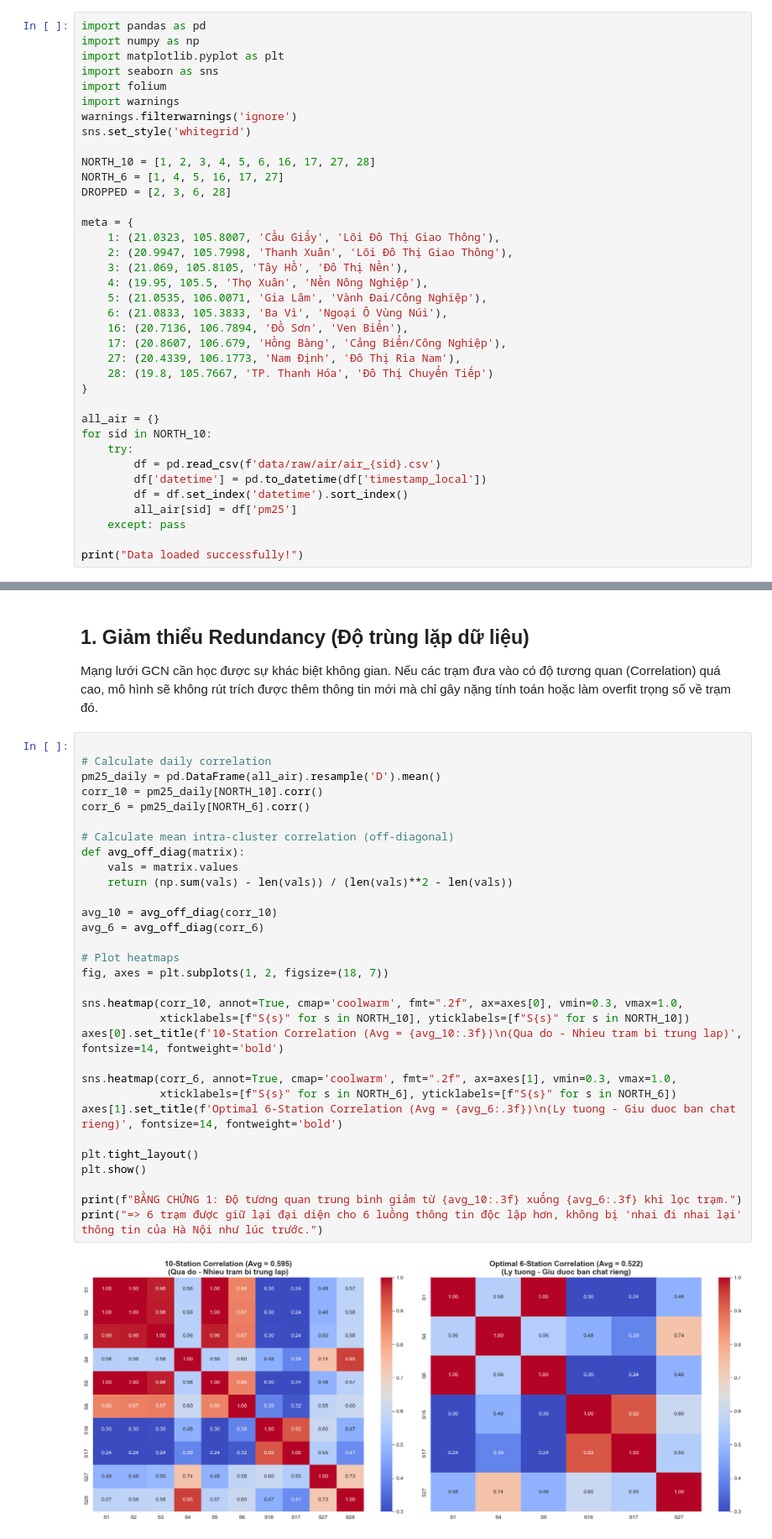
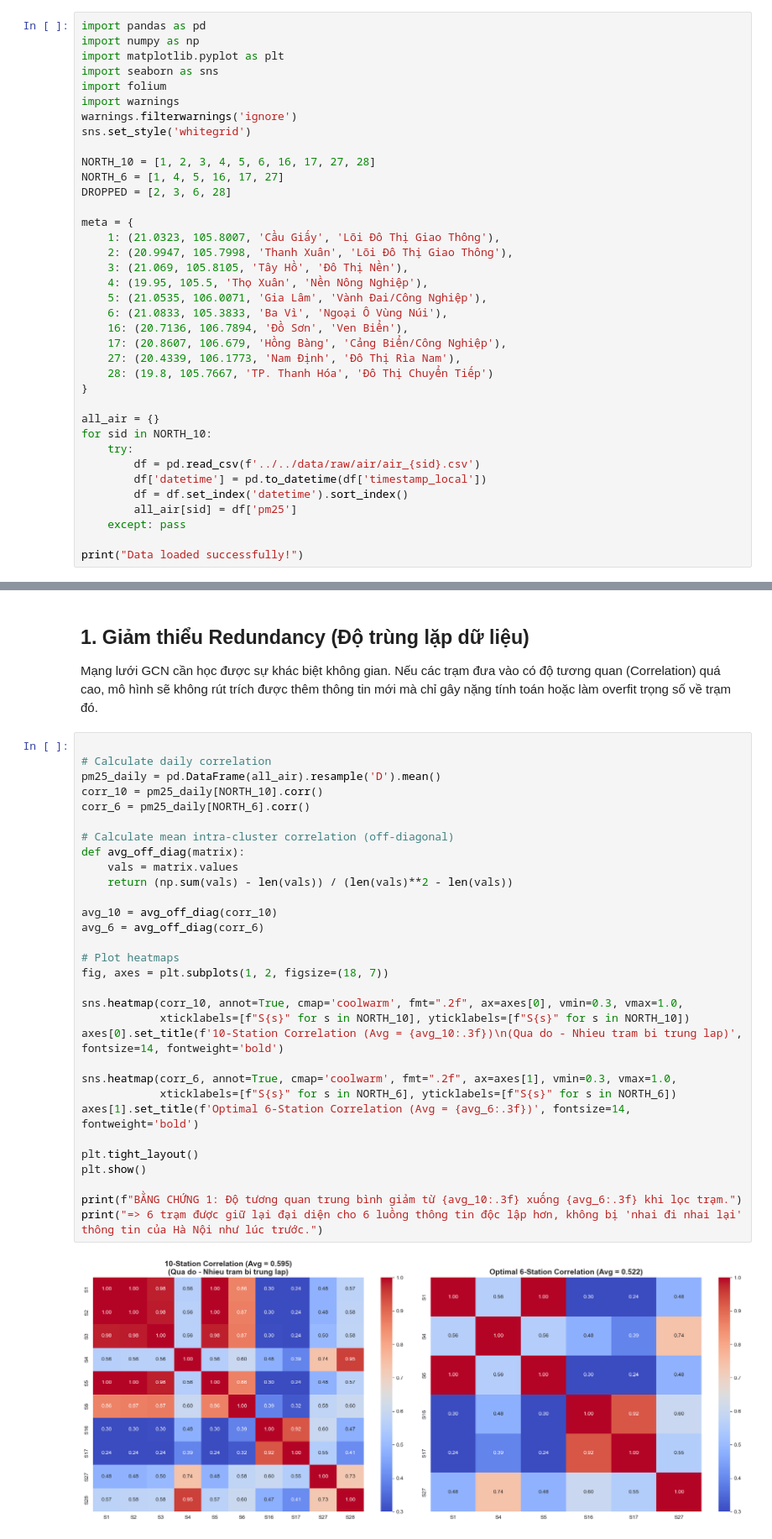
Before and after one commit to son3005/air-quality-forecasting, a Jupyter notebook: report/240326/North_Station_Balance_Analysis.ipynb, the cells around one changed output, grey strips where cells are left out. Shown at 84% size. Drawn from its saved outputs; the diff is of its cells as text.

```diff
--- a/report/240326/North_Station_Balance_Analysis.ipynb
+++ b/report/240326/North_Station_Balance_Analysis.ipynb
@@ -36,7 +36,7 @@ meta = {
 all_air = {}
 for sid in NORTH_10:
     try:
-        df = pd.read_csv(f'data/raw/air/air_{sid}.csv')
+        df = pd.read_csv(f'../../data/raw/air/air_{sid}.csv')
         df['datetime'] = pd.to_datetime(df['timestamp_local'])
         df = df.set_index('datetime').sort_index()
         all_air[sid] = df['pm25']
@@ -52,35 +52,35 @@ Mạng lưới GCN cần học được sự khác biệt không gian. Nếu cá
 
 # Calculate daily correlation
 pm25_daily = pd.DataFrame(all_air).resample('D').mean()
 corr_10 = pm25_daily[NORTH_10].corr()
 corr_6 = pm25_daily[NORTH_6].corr()
 
 # Calculate mean intra-cluster correlation (off-diagonal)
 def avg_off_diag(matrix):
     vals = matrix.values
     return (np.sum(vals) - len(vals)) / (len(vals)**2 - len(vals))
 
 avg_10 = avg_off_diag(corr_10)
 avg_6 = avg_off_diag(corr_6)
 
 # Plot heatmaps
 fig, axes = plt.subplots(1, 2, figsize=(18, 7))
 
 sns.heatmap(corr_10, annot=True, cmap='coolwarm', fmt=".2f", ax=axes[0], vmin=0.3, vmax=1.0,
             xticklabels=[f"S{s}" for s in NORTH_10], yticklabels=[f"S{s}" for s in NORTH_10])
 axes[0].set_title(f'10-Station Correlation (Avg = {avg_10:.3f})\n(Qua do - Nhieu tram bi trung lap)', fontsize=14, fontweight='bold')
 
 sns.heatmap(corr_6, annot=True, cmap='coolwarm', fmt=".2f", ax=axes[1], vmin=0.3, vmax=1.0,
             xticklabels=[f"S{s}" for s in NORTH_6], yticklabels=[f"S{s}" for s in NORTH_6])
-axes[1].set_title(f'Optimal 6-Station Correlation (Avg = {avg_6:.3f})\n(Ly tuong - Giu duoc ban chat rieng)', fontsize=14, fontweight='bold')
+axes[1].set_title(f'Optimal 6-Station Correlation (Avg = {avg_6:.3f})', fontsize=14, fontweight='bold')
 
 plt.tight_layout()
 plt.show()
 
 print(f"BẰNG CHỨNG 1: Độ tương quan trung bình giảm từ {avg_10:.3f} xuống {avg_6:.3f} khi lọc trạm.")
 print("=> 6 trạm được giữ lại đại diện cho 6 luồng thông tin độc lập hơn, không bị 'nhai đi nhai lại' thông tin của Hà Nội như lúc trước.")
 # %% [output]
-[figure, old version]
+[figure, new version]
 BẰNG CHỨNG 1: Độ tương quan trung bình giảm từ 0.595 xuống 0.522 khi lọc trạm.
 => 6 trạm được giữ lại đại diện cho 6 luồng thông tin độc lập hơn, không bị 'nhai đi nhai lại' thông tin của Hà Nội như lúc trước.
 # %% [markdown]
```
Also changed, not shown: parts of 1 cell of this notebook, 4 other files.
